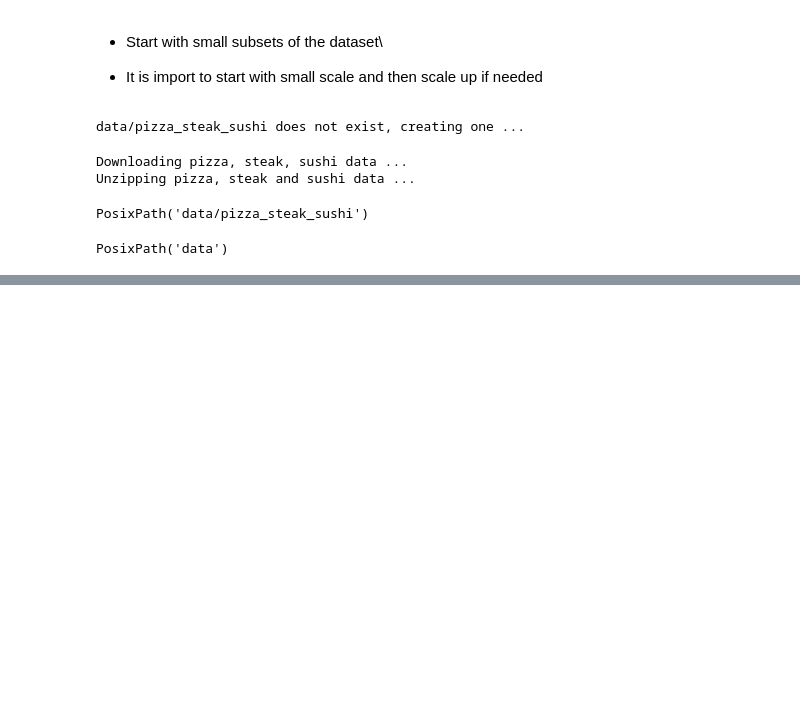
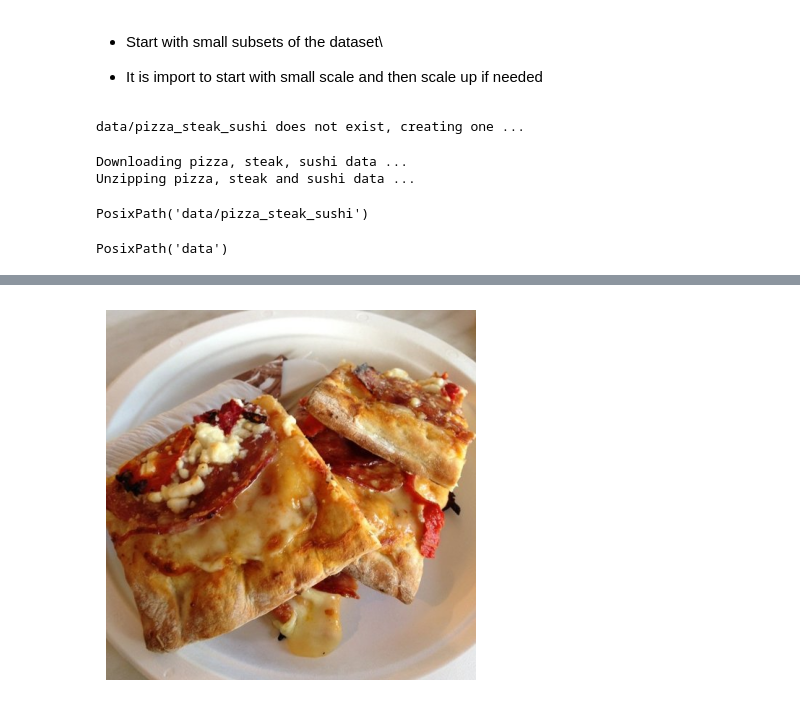
Before and after one commit to 00015775/learning-lab, a Jupyter notebook: pytorch/notebooks/04_youtube_pytorch.ipynb, the cells around one changed output, grey strips where cells are left out. Saved outputs shown, nothing was run; the diff lists cells and outputs as text; code cells hidden in the pictures; blank space fills up the shorter version.

```diff
--- a/pytorch/notebooks/04_youtube_pytorch.ipynb
+++ b/pytorch/notebooks/04_youtube_pytorch.ipynb
@@ -91,0 +165,6 @@ PosixPath('data')
+# %%
+plt.imshow(img)
+plt.axis(False)
+plt.show()
+# %% [output]
+[figure, added]
```
Also changed, not shown: parts of 64 cells of this notebook.
